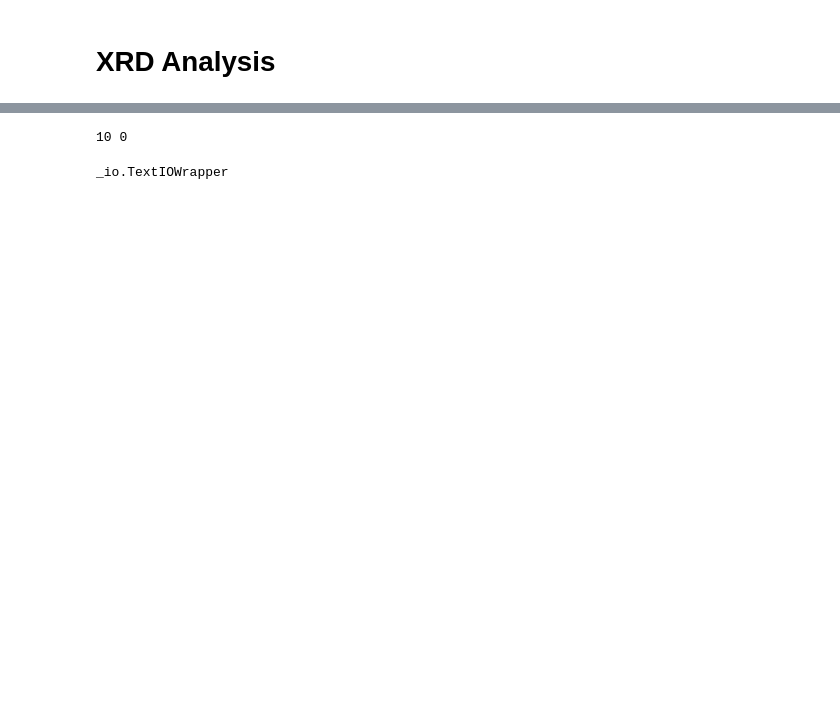
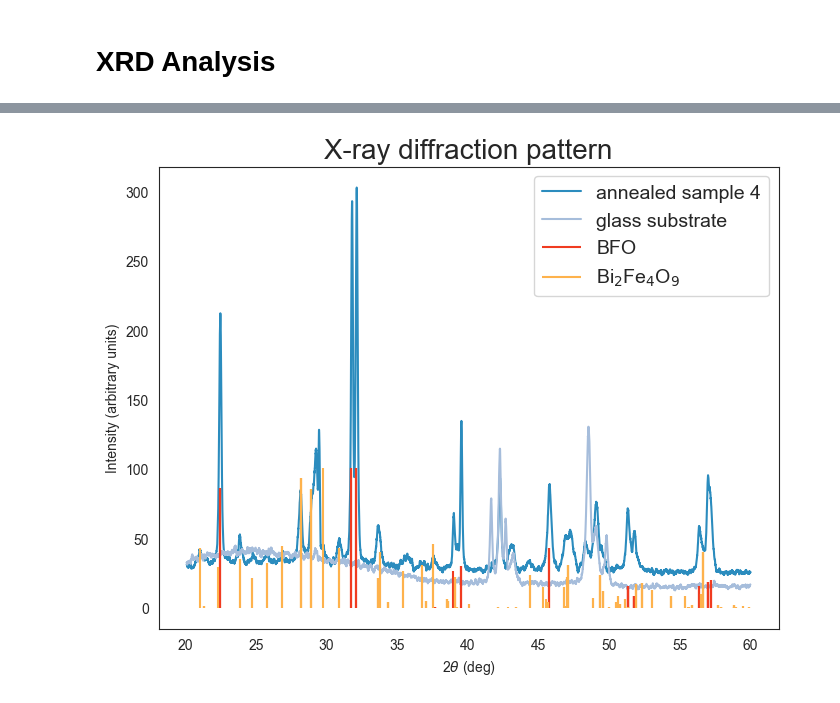
Before and after one commit to Kwartzl8/B9, a Jupyter notebook: XRD/XRD_Analysis.ipynb, the cells around one changed output, grey strips where cells are left out. Cells and saved outputs as stored; diff of their text form; code cells hidden in the pictures; blank space fills up the shorter version.

```diff
--- a/XRD/XRD_Analysis.ipynb
+++ b/XRD/XRD_Analysis.ipynb
@@ -6,6 +6,9 @@ import pandas as pd
 import matplotlib.pyplot as plt
 import glob
 import os.path
+import seaborn as sns
+
+sns.set_style("white")
 # %%
 def get_filepaths(filenames, rootdir=os.getcwd() + "/data/"):
     if "/" != rootdir[-1]:
@@ -119,13 +138,10 @@ read_peaks(filepaths)
-# %%
-
-for i in np.arange(9):
-    p = 0
-    i += 2
-print(i, p)
-# %% [output]
-10 0
-# %%
-f = open(os.getcwd() + "/data/annealed/ann_BFO_sample_1.csv")
-type(f)
-# %% [output]
-_io.TextIOWrapper
+# %%
+XRD_filepaths = get_filepaths(["double", "sub_glass_sample_8"])
+peaks_filepaths = get_filepaths(["peaks_BFO", "peaks_Bi2Fe4O9"])
+XRD_dfs = read_XRD(XRD_filepaths)
+peak_dfs = read_peaks(peaks_filepaths)
+plot_XRD(XRD_dfs=XRD_dfs, peak_dfs=peak_dfs, XRD_labels=["annealed sample 4", "glass substrate"], peak_labels=["BFO", "Bi$_2$Fe$_4$O$_9$"],
+         min_angle=20, max_angle=60, fig_title="X-ray diffraction pattern",
+         smoothing_window_angle=0.1)
+# %% [output]
+[figure, added]
```
Also changed, not shown: parts of 2 cells of this notebook, 14 other files.
